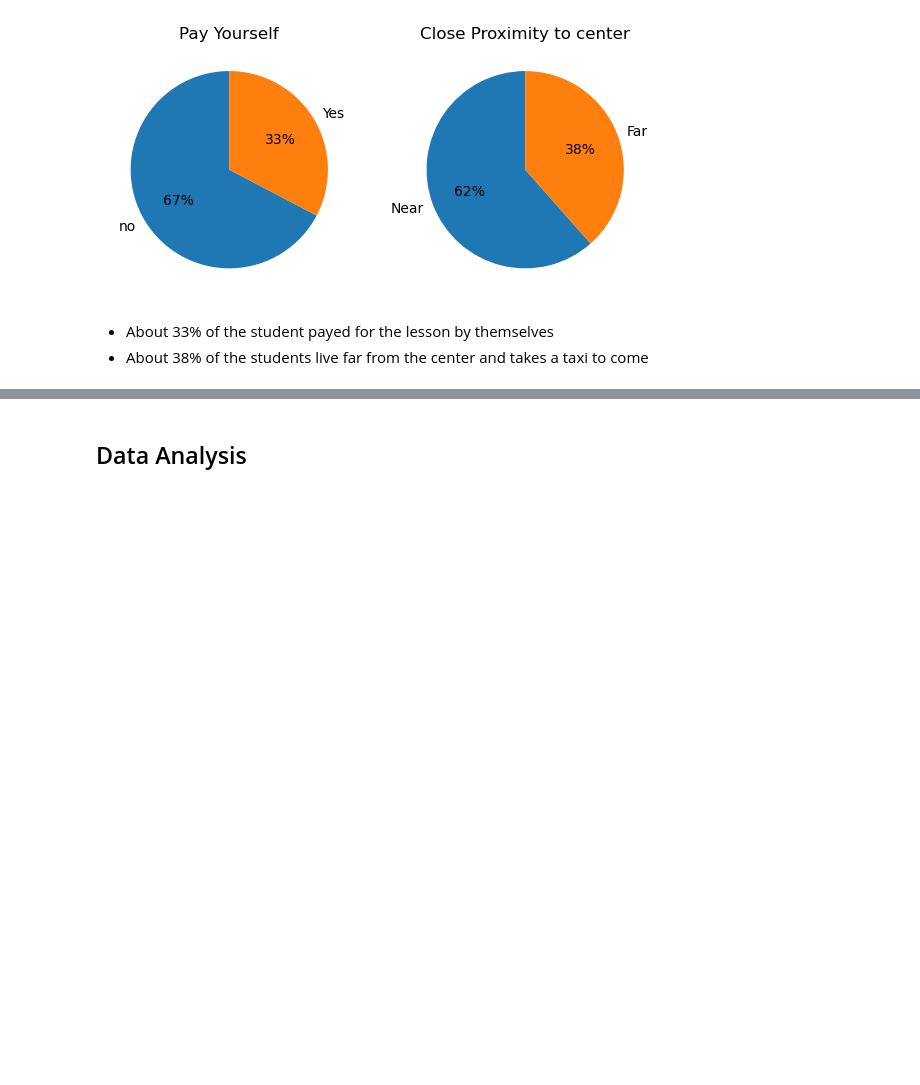
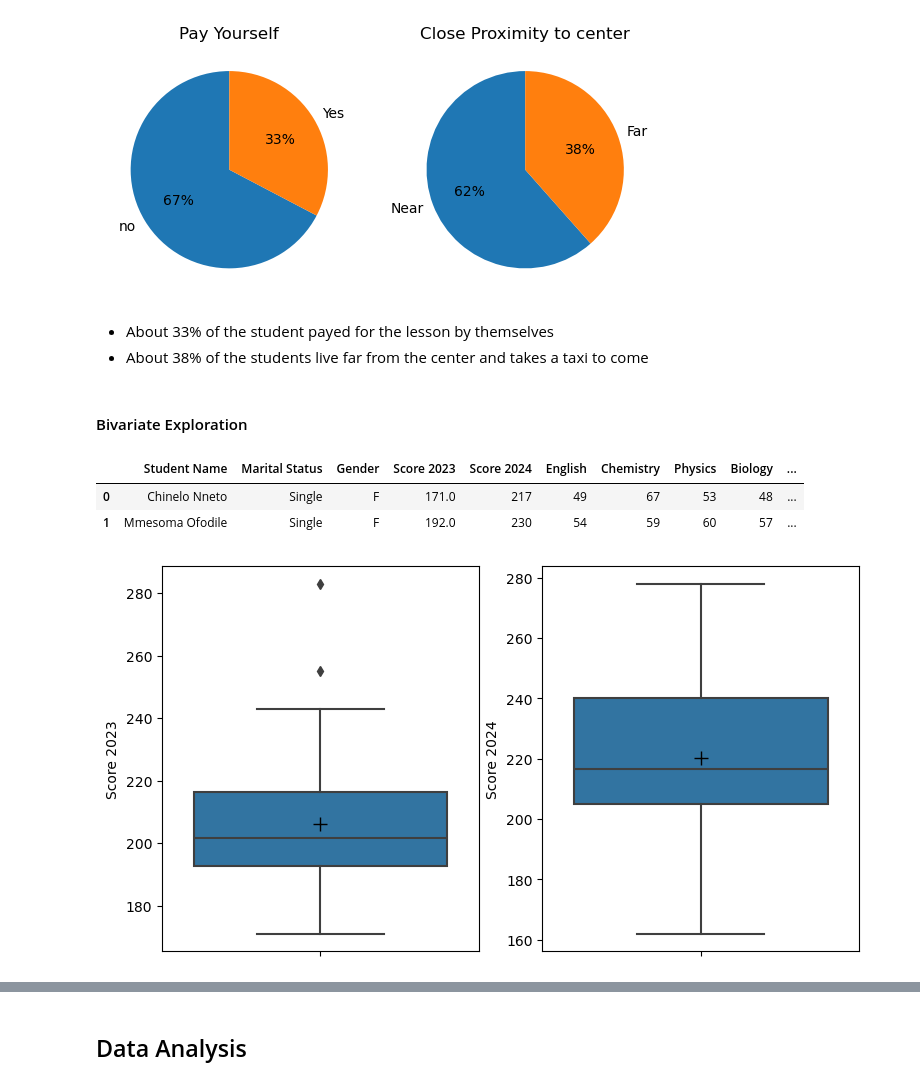
Before and after one commit to valezenwanne/Performance_of_UltraBrain_Students_in_2024_JAMB_Exam, a Jupyter notebook: Performance of Ultra-Brain Student in 2024 JAMB.ipynb, the cells around one changed output, grey strips where cells are left out. Cells and saved outputs as stored; diff of their text form; code cells hidden in the pictures; blank space fills up the shorter version.

Commit message:
Added chart and analysis

```diff
--- a/Performance of Ultra-Brain Student in 2024 JAMB.ipynb
+++ b/Performance of Ultra-Brain Student in 2024 JAMB.ipynb
@@ -704,3 +705,32 @@ plt.show()
 # %% [markdown]
 - About 33% of the student payed for the lesson by themselves
 - About 38% of the students live far from the center and takes a taxi to come
+# %% [markdown]
+#### Bivariate Exploration
+# %%
+#create a dataframe of students who took exam in 2023 and 2024
+
+wrote_twice = df[df['Score 2023'].notnull()]
+wrote_twice.head(2)
+# %% [output]
+|  | Student Name | Marital Status | Gender | Score 2023 | Score 2024 | English | Chemistry | Physics | Biology | ... |
+| 0 | Chinelo Nneto | Single | F | 171.0 | 217 | 49 | 67 | 53 | 48 | ... |
+| 1 | Mmesoma Ofodile | Single | F | 192.0 | 230 | 54 | 59 | 60 | 57 | ... |
+# %%
+#plot a box plot of the scores
+fig, ax = plt.subplots(1, 2, figsize=[9,5])
+
+sns.boxplot(data=wrote_twice, y='Score 2023', ax=ax[0],
+            showmeans=True,
+            meanprops={"marker": "+",
+                       "markeredgecolor": "black",
+                       "markersize": "10"})
+sns.boxplot(data=wrote_twice, y='Score 2024', ax=ax[1],
+           showmeans=True,
+            meanprops={"marker": "+",
+                       "markeredgecolor": "black",
+                       "markersize": "10"})
+
+plt.show()
+# %% [output]
+[figure, added]
```
Also changed, not shown: parts of 14 cells of this notebook.
